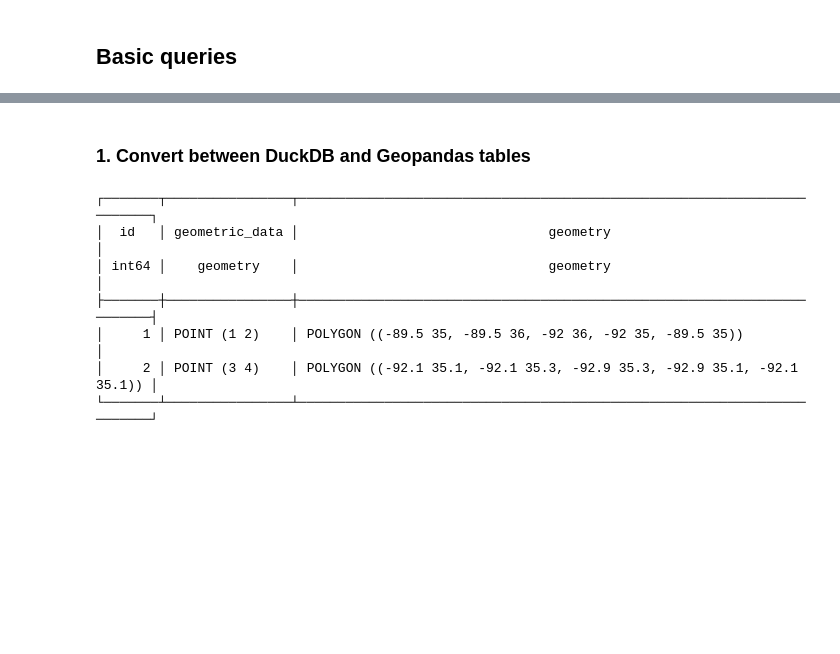
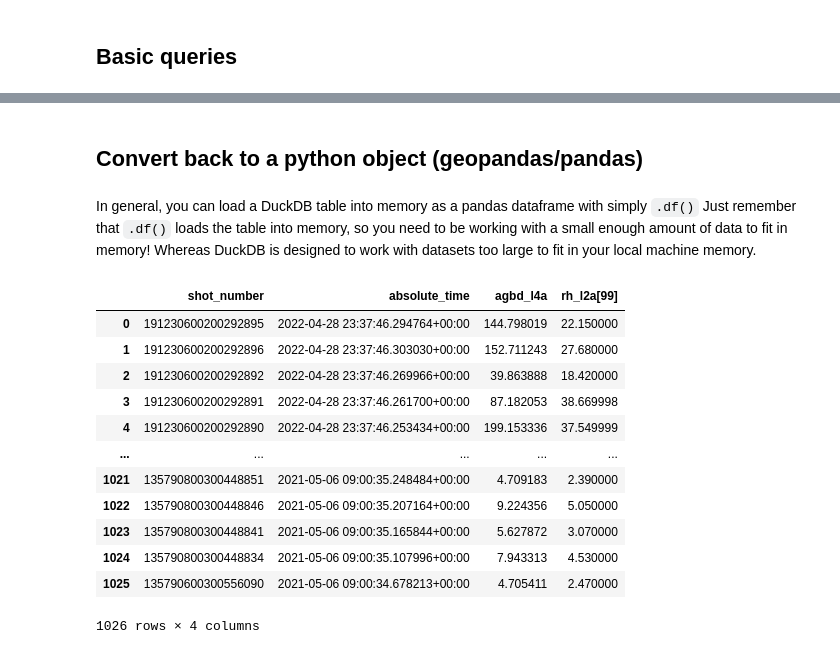
Before and after one commit to ameliaholcomb/gedi_tiler, a Jupyter notebook: demos/quickstart.ipynb, the cells around one changed output, grey strips where cells are left out. Saved outputs shown, nothing was run; the diff lists cells and outputs as text; code cells hidden in the pictures; blank space fills up the shorter version.

```diff
--- a/demos/quickstart.ipynb
+++ b/demos/quickstart.ipynb
@@ -86,15 +206,30 @@ region_gdf
 # %% [markdown]
-### 1. Convert between DuckDB and Geopandas tables
+## Convert back to a python object (geopandas/pandas)
-# %%
-# A. Geodataframe to DuckDB
-#   - geometry_columns is a list of all the columns in the GeoDataFrame containing a geometry type.
-region = ducky.gdf_to_duck(con, region_gdf, geometry_columns=["geometry", "geometric_data"])
-con.sql("SELECT * FROM region")
-# %% [output]
-┌───────┬────────────────┬────────────────────────────────────────────────────────────────────────┐
-│  id   │ geometric_data │                                geometry                                │
-│ int64 │    geometry    │                                geometry                                │
-├───────┼────────────────┼────────────────────────────────────────────────────────────────────────┤
-│     1 │ POINT (1 2)    │ POLYGON ((-89.5 35, -89.5 36, -92 36, -92 35, -89.5 35))               │
-│     2 │ POINT (3 4)    │ POLYGON ((-92.1 35.1, -92.1 35.3, -92.9 35.3, -92.9 35.1, -92.1 35.1)) │
-└───────┴────────────────┴────────────────────────────────────────────────────────────────────────┘
+# %% [markdown]
+In general, you can load a DuckDB table into memory as a pandas dataframe with simply `.df()`
+Just remember that `.df()` loads the table into memory, so you need to be working with a small enough amount of data to fit in memory! Whereas DuckDB is designed to work with datasets too large to fit in your local machine memory.
+# %%
+df = con.sql("""
+    SELECT shot_number, absolute_time, agbd_l4a, rh_l2a[99]
+    FROM
+        gedi_mondah,
+        ST_Read('/tmp/Mondah.gpkg') AS r
+    WHERE
+        ST_Intersects(r.geom, gedi_mondah.geometry)
+        AND l4a_quality_flag_rel3_l4a = 1
+""").df()
+df
+# %% [output]
+|  | shot_number | absolute_time | agbd_l4a | rh_l2a[99] |
+| 0 | 191230600200292895 | 2022-04-28 23:37:46.294764+00:00 | 144.798019 | 22.150000 |
+| 1 | 191230600200292896 | 2022-04-28 23:37:46.303030+00:00 | 152.711243 | 27.680000 |
+| 2 | 191230600200292892 | 2022-04-28 23:37:46.269966+00:00 | 39.863888 | 18.420000 |
+| 3 | 191230600200292891 | 2022-04-28 23:37:46.261700+00:00 | 87.182053 | 38.669998 |
+| 4 | 191230600200292890 | 2022-04-28 23:37:46.253434+00:00 | 199.153336 | 37.549999 |
+| ... | ... | ... | ... | ... |
+| 1021 | 135790800300448851 | 2021-05-06 09:00:35.248484+00:00 | 4.709183 | 2.390000 |
+| 1022 | 135790800300448846 | 2021-05-06 09:00:35.207164+00:00 | 9.224356 | 5.050000 |
+| 1023 | 135790800300448841 | 2021-05-06 09:00:35.165844+00:00 | 5.627872 | 3.070000 |
+| 1024 | 135790800300448834 | 2021-05-06 09:00:35.107996+00:00 | 7.943313 | 4.530000 |
+| 1025 | 135790600300556090 | 2021-05-06 09:00:34.678213+00:00 | 4.705411 | 2.470000 |
+1026 rows × 4 columns
```
Also changed, not shown: parts of 21 cells of this notebook, 2 other files.
